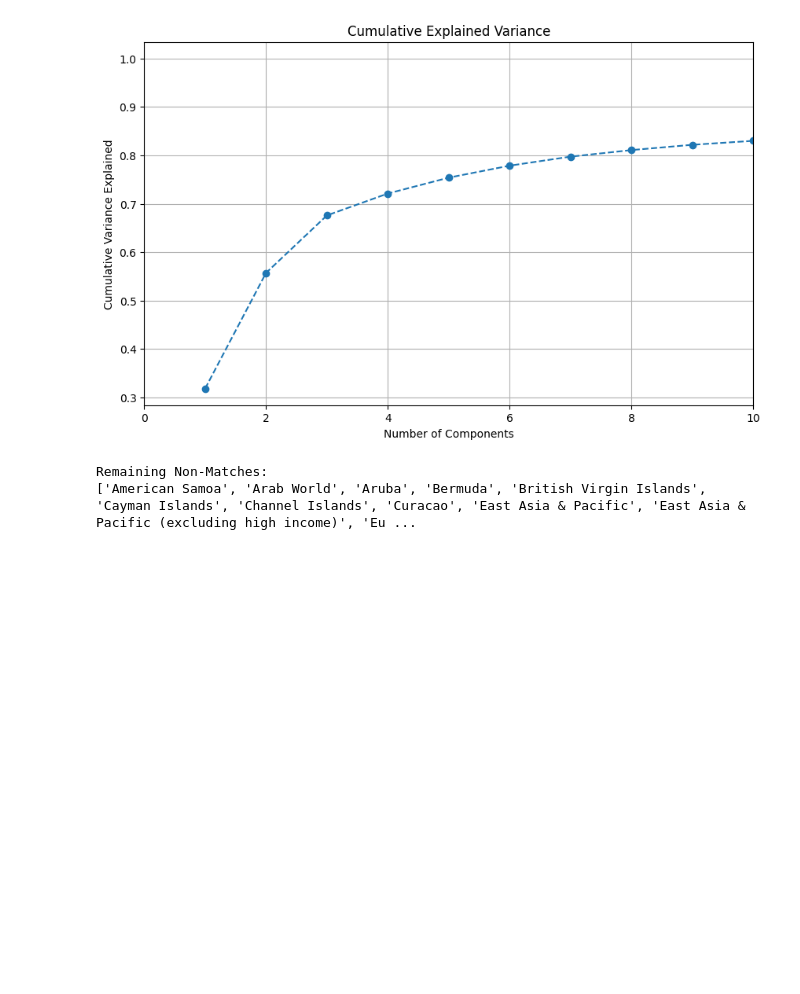
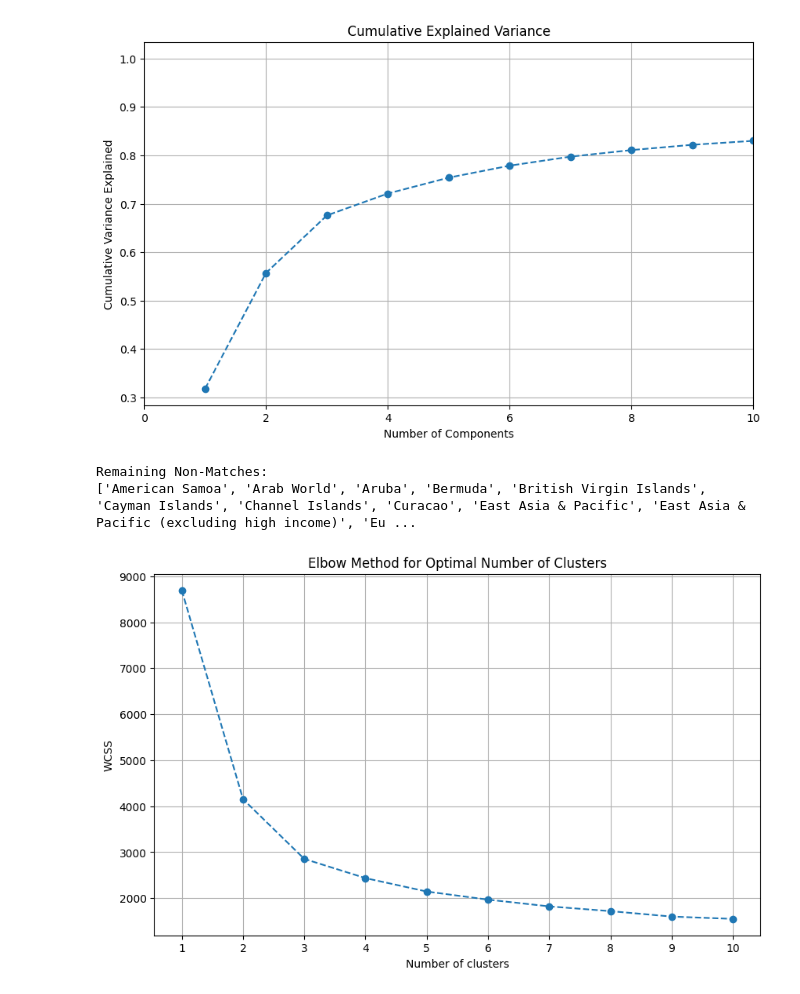
Before and after one commit to HugoTRDLE/advanced_data, a Jupyter notebook: Setup and Data.ipynb, the cells around one changed output. Saved outputs shown, nothing was run; the diff lists cells and outputs as text; code cells hidden in the pictures; blank space fills up the shorter version.

```diff
--- a/Setup and Data.ipynb
+++ b/Setup and Data.ipynb
@@ -413,8 +427,13 @@ remaining_non_matches = set(gdp_df['Country Name Mapped'].unique()) - main_df_co
 #print("Remaining Non-Matches:")
 #print(sorted(remaining_non_matches))
 
-# Filter gdp_df to keep only the rows with matching country names in main_df
-matching_country_names = set(main_df['country_cy'].unique())
+# Reorder columns
+new_order = ['Country Name Mapped', 'Country Name'] + [col for col in gdp_df.columns if col not in ['Country Name Mapped', 'Country Name']]
+gdp_df = gdp_df.reindex(columns=new_order)
+# Rename "Country Name Mapped" to "gdp_name"
+gdp_df.rename(columns={'Country Name Mapped': 'gdp_name'}, inplace=True)
+
+gdp_df.drop(columns=['Country Name',"stateid"], inplace=True)
 # %%
 
 # Fill any remaining NaN values in the original DataFrame
@@ -652,0 +658,36 @@ Remaining Non-Matches:
+# %%
+# Function to calculate WCSS for different number of clusters
+def calculate_wcss(data):
+    wcss = []
+    for n in range(1, 11):  # You can adjust the range if needed
+        kmeans = KMeans(n_clusters=n, init='k-means++', max_iter=300, n_init=10, random_state=42)
+        kmeans.fit(data)
+        wcss.append(kmeans.inertia_)
+    return wcss
+
+# Calculate WCSS
+wcss = calculate_wcss(combined_features)
+
+# Plot the elbow method graph
+plt.figure(figsize=(10, 6))
+plt.plot(range(1, 11), wcss, marker='o', linestyle='--')
+plt.title('Elbow Method for Optimal Number of Clusters')
+plt.xlabel('Number of clusters')
+plt.ylabel('WCSS')
+plt.xticks(range(1, 11))
+plt.grid(True)
+plt.show()
+
+optimal_clusters = 5  # Adjust based on elbow plot
+
+# Run K-means clustering with the optimal number of clusters
+kmeans = KMeans(n_clusters=optimal_clusters, random_state=42)
+clusters = kmeans.fit_predict(combined_features)
+
+# Add the cluster labels to your original DataFrame
+prepcluster_df['Cluster'] = clusters
+
+# Create a new DataFrame with 'gdp_name' and 'Cluster'
+country_clusters_df = prepcluster_df[['gdp_name', 'Cluster']]
+# %% [output]
+[figure, added]
```
Also changed, not shown: parts of 25 cells of this notebook, 1 other file.
